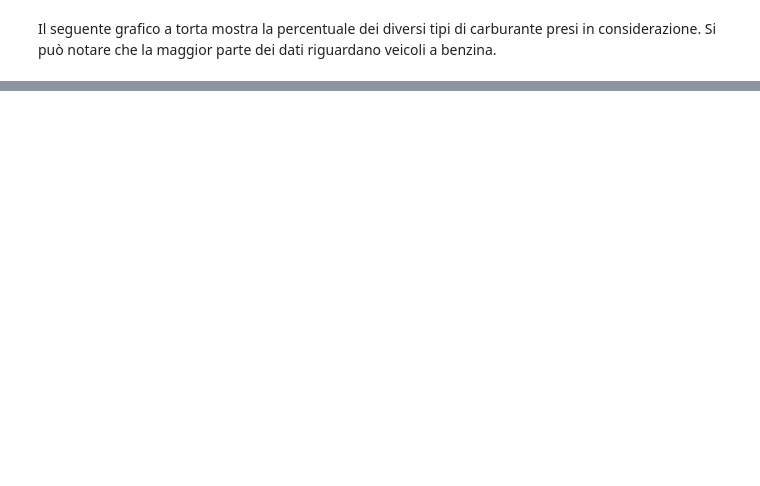
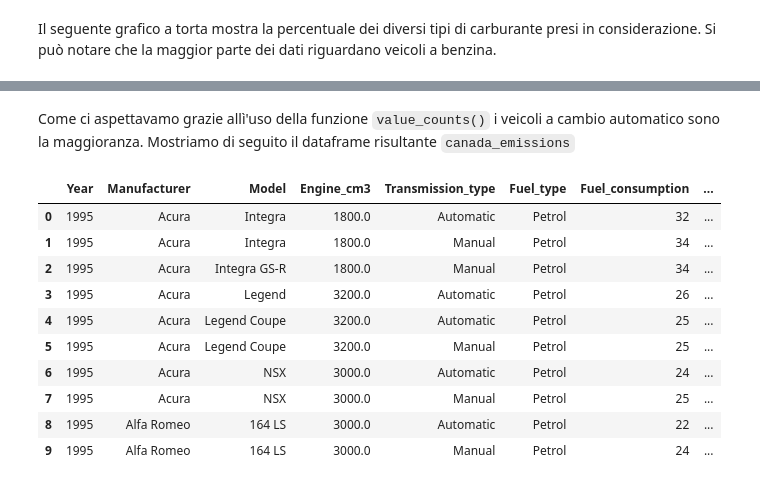
Before and after one commit to francesco-zatto/dia-project, a Jupyter notebook: car_emissions.ipynb, the cells around one changed output, grey strips where cells are left out. Cells and saved outputs as stored; diff of their text form; code cells hidden in the pictures; blank space fills up the shorter version.

```diff
--- a/car_emissions.ipynb
+++ b/car_emissions.ipynb
@@ -187,0 +175,3 @@ In aggiunta, le stesse variabili in comune, malgrado facciano riferimento allo s
+# %%
+canada_emissions = canada_emissions.drop(["_id","Highway (L/100 km)","City (L/100 km)", "Combined (L/100 km)", "Vehicle class", "Cylinders"], axis=1)
+canada_emissions.head(5)
@@ -187,0 +187,3 @@ In aggiunta, le stesse variabili in comune, malgrado facciano riferimento allo s
+# %%
+canada_emissions = canada_emissions.rename(columns={"Model year": "Year","Make": "Manufacturer","Fuel type": "Fuel_type", "Transmission": "Transmission_type","Combined (mpg)": "Fuel_consumption", "CO2 emissions (g/km)": "CO2_Emissions"})
+canada_emissions.head(5)
@@ -187,0 +199,5 @@ In aggiunta, le stesse variabili in comune, malgrado facciano riferimento allo s
+# %%
+index_to_drop = canada_emissions[canada_emissions["Transmission_type"].str.startswith("AM")].index
+canada_emissions = canada_emissions.drop(index_to_drop)
+canada_emissions["Transmission_type"] = canada_emissions["Transmission_type"].replace({r'^M.*': 'Manual',r'^A.*': 'Automatic' }, regex=True)
+canada_emissions["Transmission_type"].value_counts()
@@ -187,0 +215,16 @@ In aggiunta, le stesse variabili in comune, malgrado facciano riferimento allo s
+# %% [markdown]
+Come ci aspettavamo grazie allì'uso della funzione `value_counts()` i veicoli a cambio automatico sono la maggioranza. Mostriamo di seguito il dataframe risultante `canada_emissions`
+# %%
+canada_emissions.head(10)
+# %% [output]
+|  | Year | Manufacturer | Model | Engine_cm3 | Transmission_type | Fuel_type | Fuel_consumption | ... |
+| 0 | 1995 | Acura | Integra | 1800.0 | Automatic | Petrol | 32 | ... |
+| 1 | 1995 | Acura | Integra | 1800.0 | Manual | Petrol | 34 | ... |
+| 2 | 1995 | Acura | Integra GS-R | 1800.0 | Manual | Petrol | 34 | ... |
+| 3 | 1995 | Acura | Legend | 3200.0 | Automatic | Petrol | 26 | ... |
+| 4 | 1995 | Acura | Legend Coupe | 3200.0 | Automatic | Petrol | 25 | ... |
+| 5 | 1995 | Acura | Legend Coupe | 3200.0 | Manual | Petrol | 25 | ... |
+| 6 | 1995 | Acura | NSX | 3000.0 | Automatic | Petrol | 24 | ... |
+| 7 | 1995 | Acura | NSX | 3000.0 | Manual | Petrol | 25 | ... |
+| 8 | 1995 | Alfa Romeo | 164 LS | 3000.0 | Automatic | Petrol | 22 | ... |
+| 9 | 1995 | Alfa Romeo | 164 LS | 3000.0 | Manual | Petrol | 24 | ... |
```
Also changed, not shown: parts of 31 cells of this notebook.
